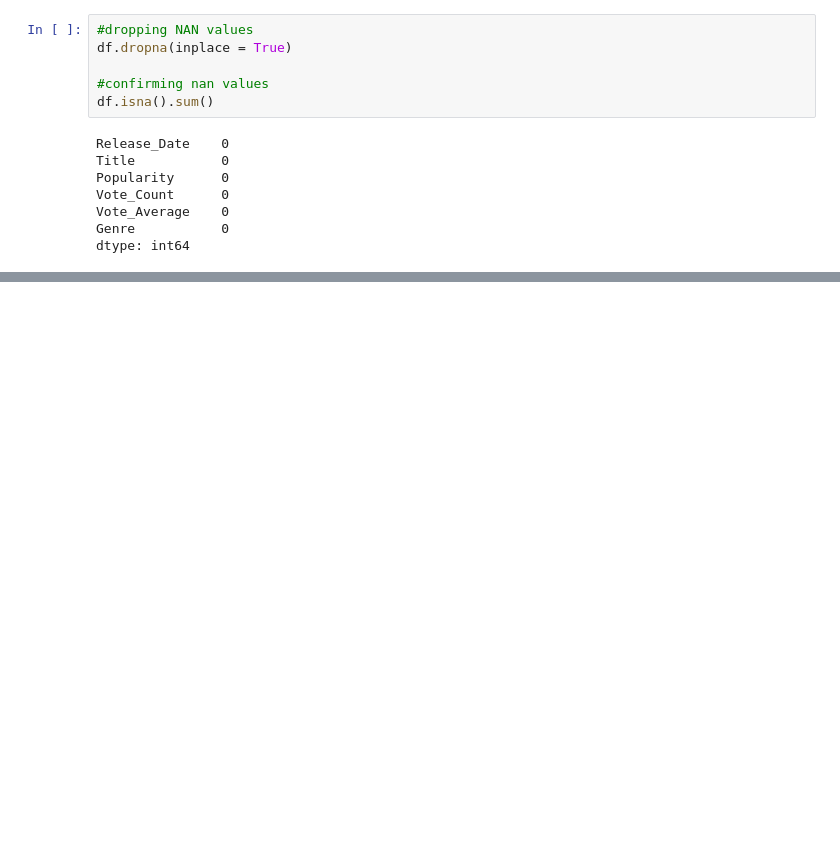
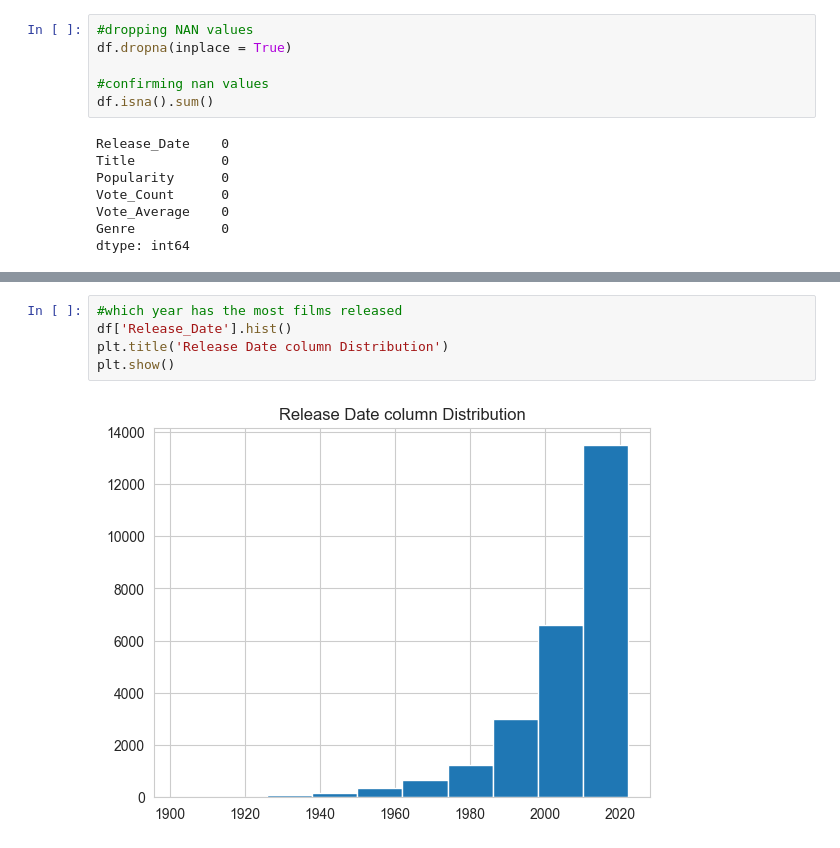
Before and after one commit to Charan-Teja-Kushuma/Data_Science_with_Agentic_Intern-Training, a Jupyter notebook: netflix_proj/netflix.ipynb, the cells around one changed output, grey strips where cells are left out. Drawn from its saved outputs; the diff is of its cells as text; blank space fills up the shorter version.

```diff
--- a/netflix_proj/netflix.ipynb
+++ b/netflix_proj/netflix.ipynb
@@ -262,0 +370,7 @@ df.head()
+# %%
+#which year has the most films released
+df['Release_Date'].hist()
+plt.title('Release Date column Distribution')
+plt.show()
+# %% [output]
+[figure, added]
```
Also changed, not shown: parts of 13 cells of this notebook, 1 other file.
